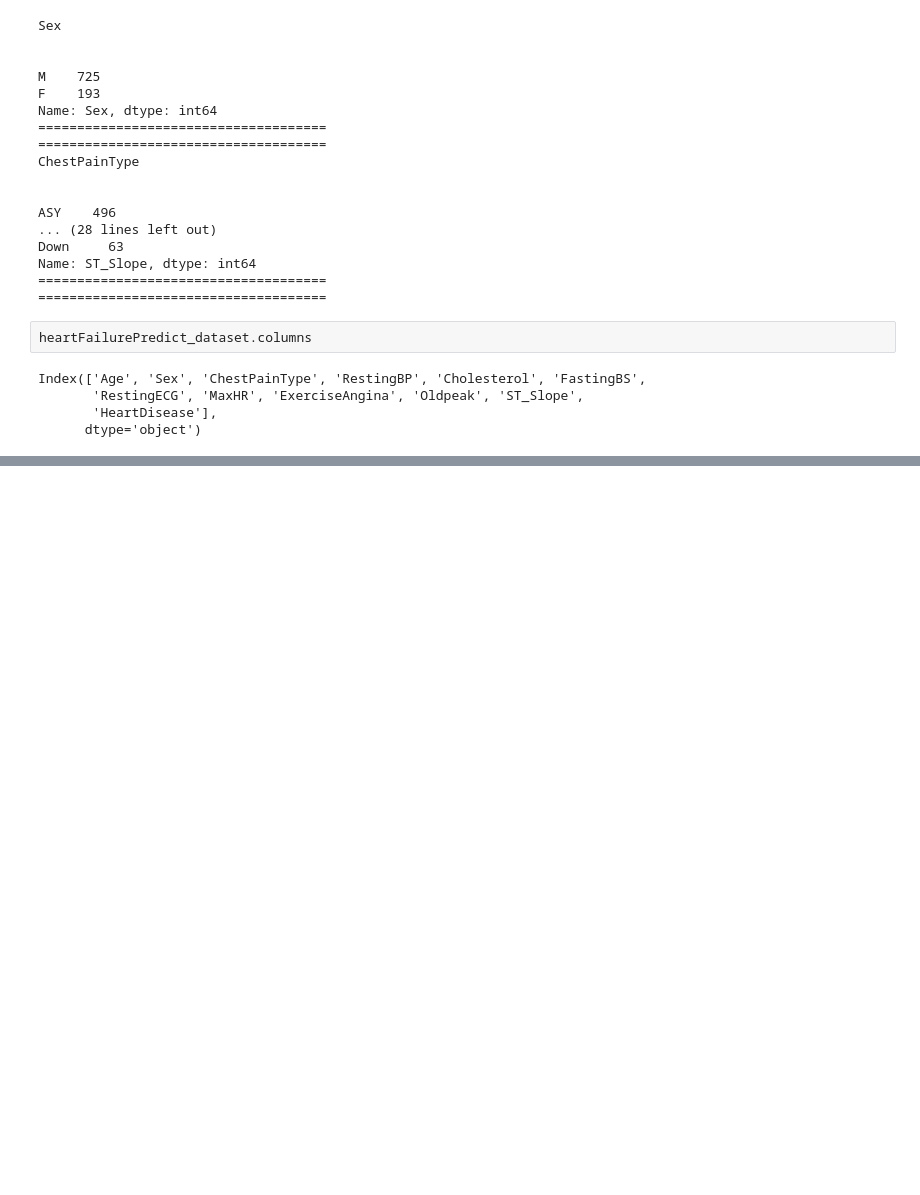
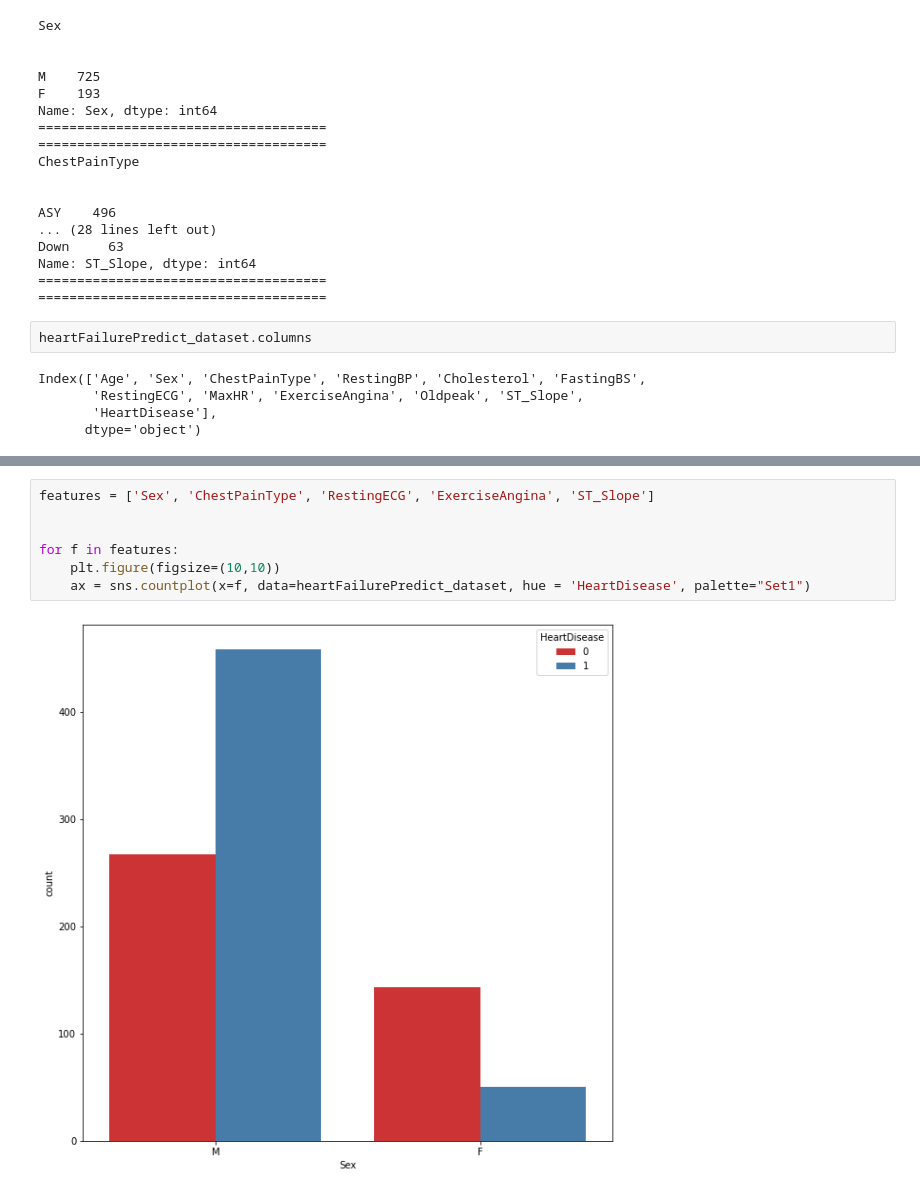
Before and after one commit to salamzakeer/ML_Assignment2_IT19046426_IT19019178_IT19038438_IT19119618, a Jupyter notebook: heart_decease_prediction.ipynb, the cells around one changed output, grey strips where cells are left out. Cells and saved outputs as stored; diff of their text form; blank space fills up the shorter version.

```diff
--- a/heart_decease_prediction.ipynb
+++ b/heart_decease_prediction.ipynb
@@ -135,0 +183,9 @@ Index(['Age', 'Sex', 'ChestPainType', 'RestingBP', 'Cholesterol', 'FastingBS',
+# %%
+features = ['Sex', 'ChestPainType', 'RestingECG', 'ExerciseAngina', 'ST_Slope']
+
+
+for f in features:
+    plt.figure(figsize=(10,10))
+    ax = sns.countplot(x=f, data=heartFailurePredict_dataset, hue = 'HeartDisease', palette="Set1")
+# %% [output]
+[figure, added]
```
Also changed, not shown: parts of 7 cells of this notebook.
